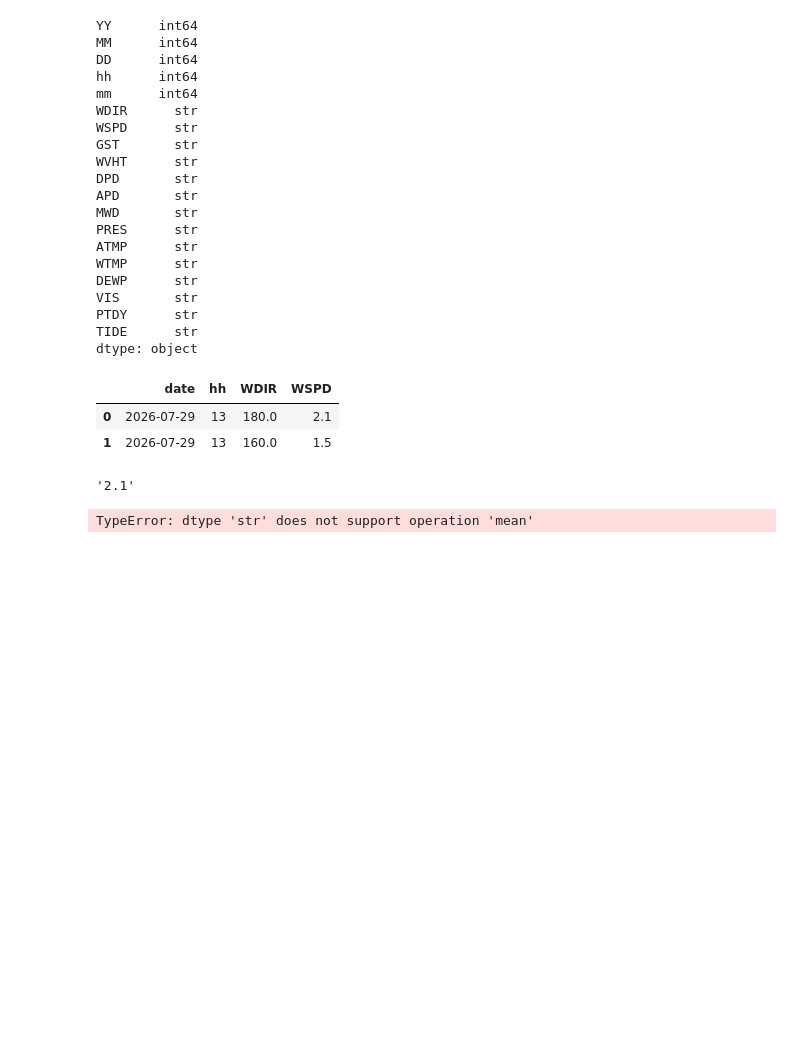
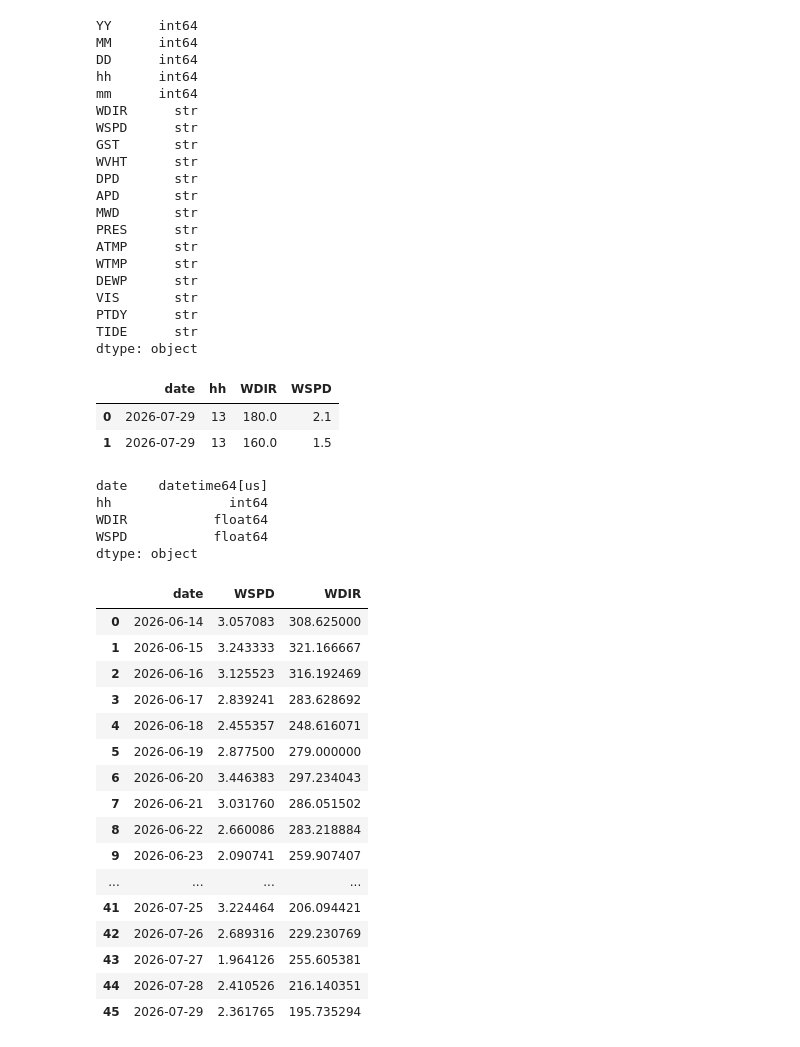
Before and after one commit to spencercody/scripps-water-temp, a Jupyter notebook: src/app/notebooks/fetch-buoy-data-dev.ipynb, the cells around one changed output. Drawn from its saved outputs; the diff is of its cells as text; code cells hidden in the pictures; blank space fills up the shorter version.

```diff
--- a/src/app/notebooks/fetch-buoy-data-dev.ipynb
+++ b/src/app/notebooks/fetch-buoy-data-dev.ipynb
@@ -45,14 +42,33 @@ buoy_df.head(2)
 |  | date | hh | WDIR | WSPD |
 | 0 | 2026-07-29 | 13 | 180.0 | 2.1 |
 | 1 | 2026-07-29 | 13 | 160.0 | 1.5 |
-# %%
-buoy_df['WDIR'] = buoy_df.WDIR.astype(float, errors='ignore')
-buoy_df['WSPD'] = buoy_df.WSPD.astype(float, errors='ignore')
 # %%
-df.WSPD.iloc[0]
+buoy_df.dtypes
 # %% [output]
-'2.1'
+date    datetime64[us]
+hh               int64
+WDIR           float64
+WSPD           float64
+dtype: object
 # %%
 daily_df = collapse_to_daily(buoy_df)
-# %% [output]
-TypeError: dtype 'str' does not support operation 'mean'
+# %%
+daily_df
+# %% [output]
+|  | date | WSPD | WDIR |
+| 0 | 2026-06-14 | 3.057083 | 308.625000 |
+| 1 | 2026-06-15 | 3.243333 | 321.166667 |
+| 2 | 2026-06-16 | 3.125523 | 316.192469 |
+| 3 | 2026-06-17 | 2.839241 | 283.628692 |
+| 4 | 2026-06-18 | 2.455357 | 248.616071 |
+| 5 | 2026-06-19 | 2.877500 | 279.000000 |
+| 6 | 2026-06-20 | 3.446383 | 297.234043 |
+| 7 | 2026-06-21 | 3.031760 | 286.051502 |
+| 8 | 2026-06-22 | 2.660086 | 283.218884 |
+| 9 | 2026-06-23 | 2.090741 | 259.907407 |
+| ... | ... | ... | ... |
+| 41 | 2026-07-25 | 3.224464 | 206.094421 |
+| 42 | 2026-07-26 | 2.689316 | 229.230769 |
+| 43 | 2026-07-27 | 1.964126 | 255.605381 |
+| 44 | 2026-07-28 | 2.410526 | 216.140351 |
+| 45 | 2026-07-29 | 2.361765 | 195.735294 |
```
Also changed, not shown: parts of 1 cell of this notebook, 14 other files.
